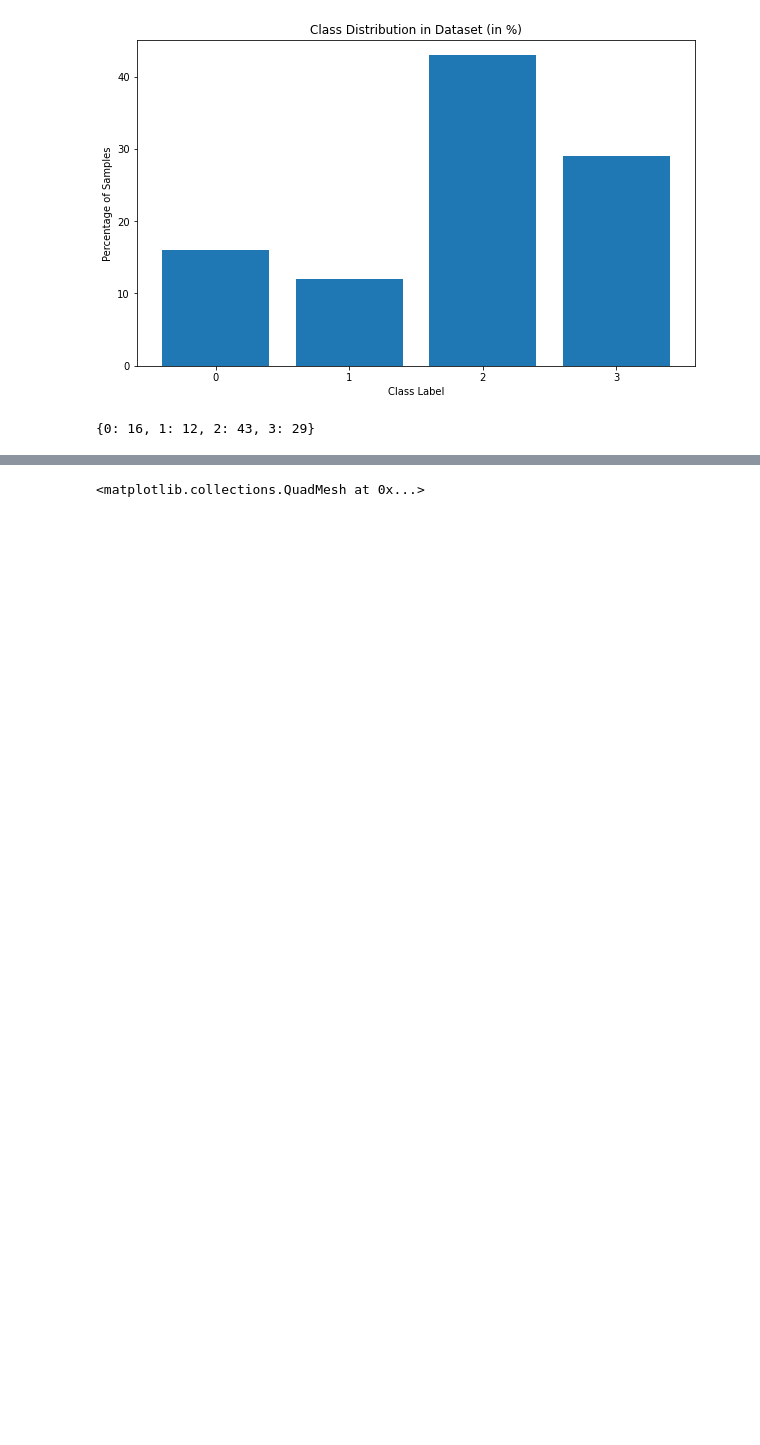
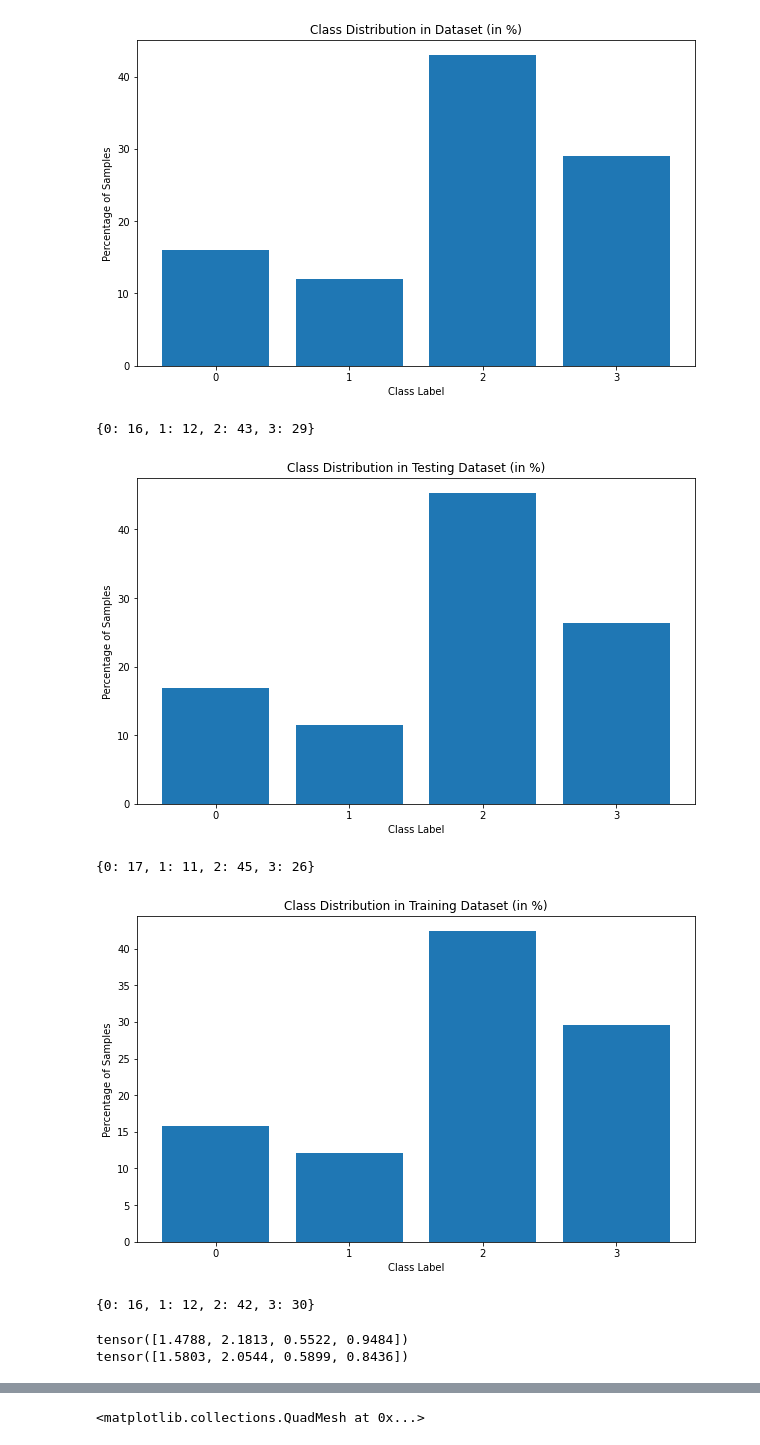
Before and after one commit to marie678/PigAudios, a Jupyter notebook: CNN_PigAudios_FinalVersion.ipynb, the cells around one changed output, grey strips where cells are left out. Cells and saved outputs as stored; diff of their text form; code cells hidden in the pictures; blank space fills up the shorter version.

```diff
--- a/CNN_PigAudios_FinalVersion.ipynb
+++ b/CNN_PigAudios_FinalVersion.ipynb
@@ -384,17 +284,39 @@ class_distribution_percent, class_weights = class_distrib(dataset, 'Dataset')
 [figure]
 {0: 16, 1: 12, 2: 43, 3: 29}
 # %%
-# # Check if the dataset is balanced over all the classes in the different subsets
+# Check if the dataset is balanced over all the classes in the different subsets
 
-# class_distribution_percent_test, class_weights_test = class_distrib(test_dataset, 'Testing Dataset')
+class_distribution_percent_test, class_weights_test = class_distrib(test_dataset, 'Testing Dataset')
 # class_distribution_percent_val, class_weights_val = class_distrib(val_dataset, 'Validation Dataset')
-# class_distribution_percent_train, class_weights_train = class_distrib(train_dataset, 'Training Dataset')
+class_distribution_percent_train, class_weights_train = class_distrib(train_dataset, 'Training Dataset')
+# %% [output]
+[figure, added]
+{0: 17, 1: 11, 2: 45, 3: 26}
+[figure, added]
+{0: 16, 1: 12, 2: 42, 3: 30}
 # %%
+# Convert the class_weights dictionary to a tensor (for the loss)
+
+class_weights_train_tensor = class_weights_tensor(class_weights_train, device)
+class_weights_test_tensor = class_weights_tensor(class_weights_test, device)
+# class_weights_val_tensor = class_weights_tensor(class_weights_val, device)
+
+
 # # Convert the class_weights dictionary to a tensor (for the loss)
 
-# class_weights_train_tensor = class_weights_tensor(class_weights_train, device)
-# class_weights_test_tensor = class_weights_tensor(class_weights_test, device)
-# class_weights_val_tensor = class_weights_tensor(class_weights_val, device)
+# weights_list_test = [class_weights_test[i] for i in class_weights_test.keys()]
+# weights_list_train = [class_weights_train[i] for i in class_weights_train.keys()]
+# # weights_list_val = [class_weights_val[i] for i in class_weights_val.keys()]
+
+# class_weights_test_tensor = torch.tensor(weights_list_test, dtype=torch.float).to(device)
+# class_weights_train_tensor = torch.tensor(weights_list_train, dtype=torch.float).to(device)
+# # class_weights_val_tensor = torch.tensor(weights_list_val, dtype=torch.float).to(device)
+
+print(class_weights_test_tensor)
+print(class_weights_train_tensor)
+# %% [output]
+tensor([1.4788, 2.1813, 0.5522, 0.9484])
+tensor([1.5803, 2.0544, 0.5899, 0.8436])
 # %%
 # see what's inside (plot waveforms and transformations (spectrograms, MFCCs or MelSpectrograms))
 number_of_samples = 1
```
Also changed, not shown: parts of 11 cells of this notebook, 2 other files.
